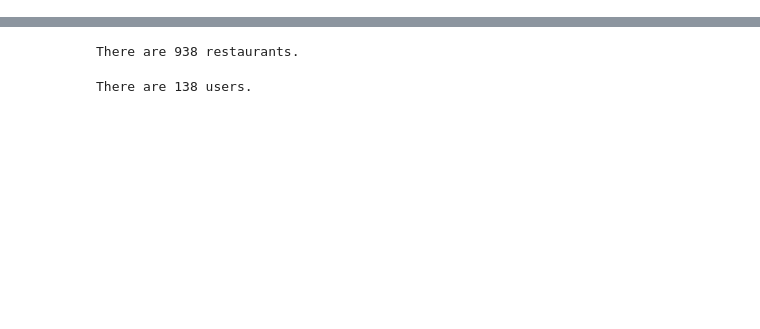
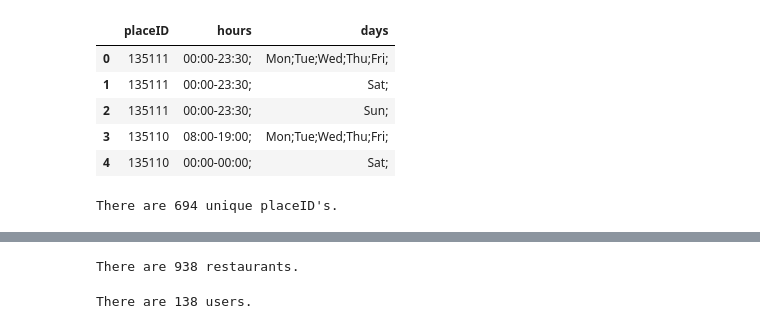
Before and after one commit to liyenhsu/restaurant-data-with-consumer-ratings, a Jupyter notebook: exploration.ipynb, the cells around one changed output, grey strips where cells are left out. Drawn from its saved outputs; the diff is of its cells as text; code cells hidden in the pictures; blank space fills up the shorter version.

```diff
--- a/exploration.ipynb
+++ b/exploration.ipynb
@@ -28,0 +76,13 @@ rating = pd.read_csv('data/rating_final.csv')
+# %%
+hours.head()
+# %% [output]
+|  | placeID | hours | days |
+| 0 | 135111 | 00:00-23:30; | Mon;Tue;Wed;Thu;Fri; |
+| 1 | 135111 | 00:00-23:30; | Sat; |
+| 2 | 135111 | 00:00-23:30; | Sun; |
+| 3 | 135110 | 08:00-19:00; | Mon;Tue;Wed;Thu;Fri; |
+| 4 | 135110 | 00:00-00:00; | Sat; |
+# %%
+print("There are {} unique placeID's.".format(len(hours.placeID.unique())))
+# %% [output]
+There are 694 unique placeID's.
```
Also changed, not shown: parts of 37 cells of this notebook.
